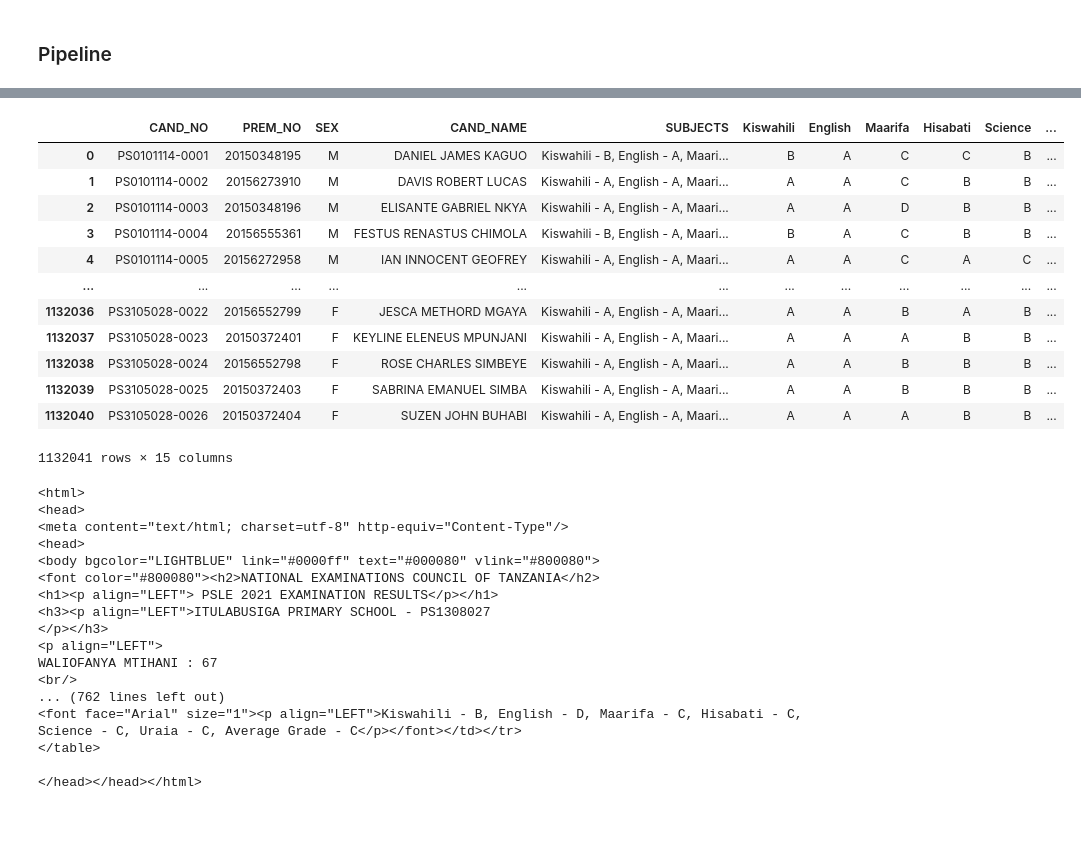
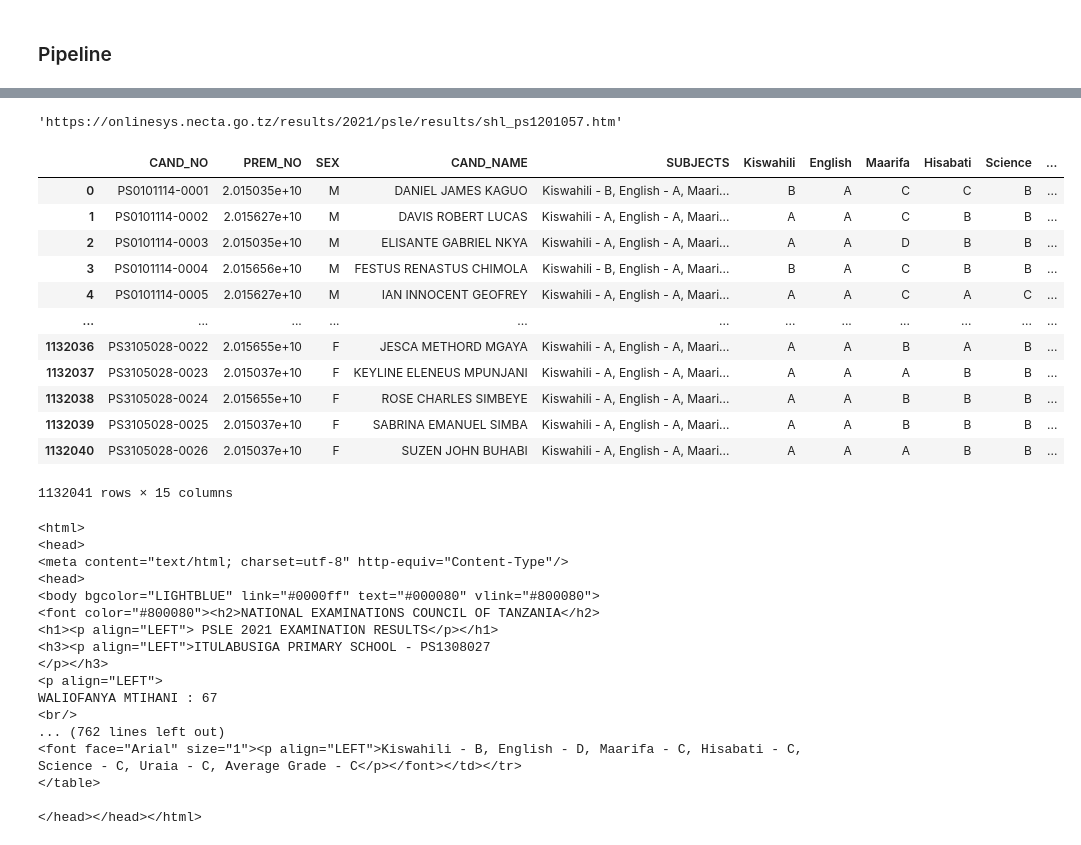
Before and after one commit to FedericoDM/indian-schools-extraction, a Jupyter notebook: tanzania/extract_2021.ipynb, the cells around one changed output, grey strips where cells are left out. Drawn from its saved outputs; the diff is of its cells as text; code cells hidden in the pictures.

```diff
--- a/tanzania/extract_2021.ipynb
+++ b/tanzania/extract_2021.ipynb
@@ -358,19 +391,25 @@ second_tables
-# %%
-regions_df
-# %% [output]
-|  | CAND_NO | PREM_NO | SEX | CAND_NAME | SUBJECTS | Kiswahili | English | Maarifa | Hisabati | Science | ... |
-| 0 | PS0101114-0001 | 20150348195 | M | DANIEL JAMES KAGUO | Kiswahili - B, English - A, Maari... | B | A | C | C | B | ... |
-| 1 | PS0101114-0002 | 20156273910 | M | DAVIS ROBERT LUCAS | Kiswahili - A, English - A, Maari... | A | A | C | B | B | ... |
-| 2 | PS0101114-0003 | 20150348196 | M | ELISANTE GABRIEL NKYA | Kiswahili - A, English - A, Maari... | A | A | D | B | B | ... |
-| 3 | PS0101114-0004 | 20156555361 | M | FESTUS RENASTUS CHIMOLA | Kiswahili - B, English - A, Maari... | B | A | C | B | B | ... |
-| 4 | PS0101114-0005 | 20156272958 | M | IAN INNOCENT GEOFREY | Kiswahili - A, English - A, Maari... | A | A | C | A | C | ... |
-| ... | ... | ... | ... | ... | ... | ... | ... | ... | ... | ... | ... |
-| 1132036 | PS3105028-0022 | 20156552799 | F | JESCA METHORD MGAYA | Kiswahili - A, English - A, Maari... | A | A | B | A | B | ... |
-| 1132037 | PS3105028-0023 | 20150372401 | F | KEYLINE ELENEUS MPUNJANI | Kiswahili - A, English - A, Maari... | A | A | A | B | B | ... |
-| 1132038 | PS3105028-0024 | 20156552798 | F | ROSE CHARLES SIMBEYE | Kiswahili - A, English - A, Maari... | A | A | B | B | B | ... |
-| 1132039 | PS3105028-0025 | 20150372403 | F | SABRINA EMANUEL SIMBA | Kiswahili - A, English - A, Maari... | A | A | B | B | B | ... |
-| 1132040 | PS3105028-0026 | 20150372404 | F | SUZEN JOHN BUHABI | Kiswahili - A, English - A, Maari... | A | A | A | B | B | ... |
-1132041 rows × 15 columns
+# %%
+school_url
+# %% [output]
+'https://onlinesys.necta.go.tz/results/2021/psle/results/shl_ps1201057.htm'
+# %%
+previous_results = pd.read_csv("tanzania_2021_results.csv", encoding='utf-8-sig')
+# %%
+previous_results
+# %% [output]
+|  | CAND_NO | PREM_NO | SEX | CAND_NAME | SUBJECTS | Kiswahili | English | Maarifa | Hisabati | Science | ... |
+| 0 | PS0101114-0001 | 2.015035e+10 | M | DANIEL JAMES KAGUO | Kiswahili - B, English - A, Maari... | B | A | C | C | B | ... |
+| 1 | PS0101114-0002 | 2.015627e+10 | M | DAVIS ROBERT LUCAS | Kiswahili - A, English - A, Maari... | A | A | C | B | B | ... |
+| 2 | PS0101114-0003 | 2.015035e+10 | M | ELISANTE GABRIEL NKYA | Kiswahili - A, English - A, Maari... | A | A | D | B | B | ... |
+| 3 | PS0101114-0004 | 2.015656e+10 | M | FESTUS RENASTUS CHIMOLA | Kiswahili - B, English - A, Maari... | B | A | C | B | B | ... |
+| 4 | PS0101114-0005 | 2.015627e+10 | M | IAN INNOCENT GEOFREY | Kiswahili - A, English - A, Maari... | A | A | C | A | C | ... |
+| ... | ... | ... | ... | ... | ... | ... | ... | ... | ... | ... | ... |
+| 1132036 | PS3105028-0022 | 2.015655e+10 | F | JESCA METHORD MGAYA | Kiswahili - A, English - A, Maari... | A | A | B | A | B | ... |
+| 1132037 | PS3105028-0023 | 2.015037e+10 | F | KEYLINE ELENEUS MPUNJANI | Kiswahili - A, English - A, Maari... | A | A | A | B | B | ... |
+| 1132038 | PS3105028-0024 | 2.015655e+10 | F | ROSE CHARLES SIMBEYE | Kiswahili - A, English - A, Maari... | A | A | B | B | B | ... |
+| 1132039 | PS3105028-0025 | 2.015037e+10 | F | SABRINA EMANUEL SIMBA | Kiswahili - A, English - A, Maari... | A | A | B | B | B | ... |
+| 1132040 | PS3105028-0026 | 2.015037e+10 | F | SUZEN JOHN BUHABI | Kiswahili - A, English - A, Maari... | A | A | A | B | B | ... |
+1132041 rows × 15 columns
 # %%
 r = requests.get("https://onlinesys.necta.go.tz/results/2021/psle/results/shl_ps1308027.htm", headers=headers)
 soup = BeautifulSoup(r.content, 'html.parser')
```
Also changed, not shown: parts of 6 cells of this notebook.
